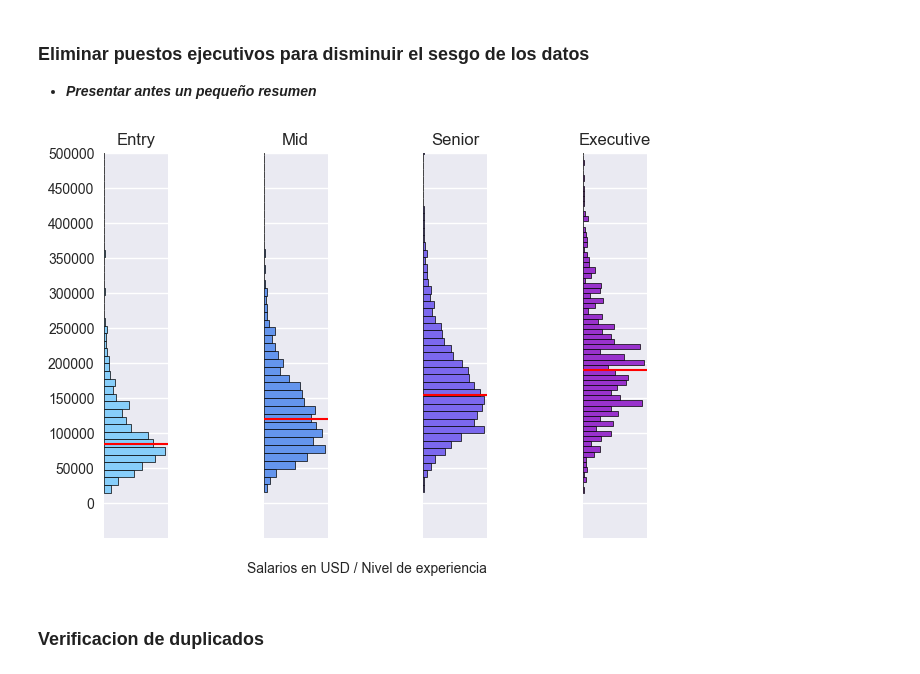
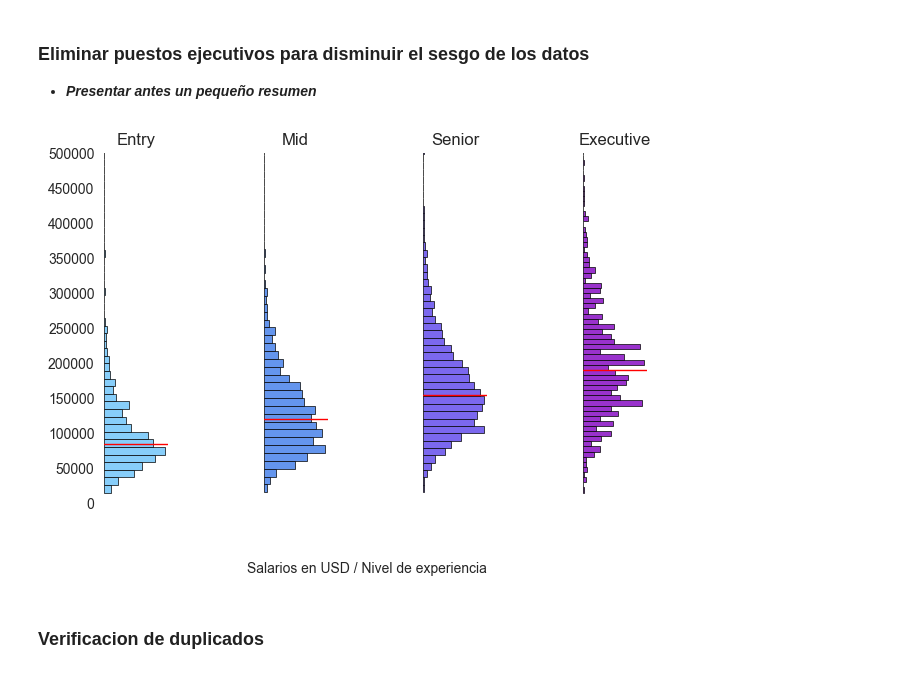
Before and after one commit to danielg9611/EDA_DataScience_2020-2025, a Jupyter notebook: memoria.ipynb, the cells around one changed output. Saved outputs shown, nothing was run; the diff lists cells and outputs as text; code cells hidden in the pictures.

```diff
--- a/memoria.ipynb
+++ b/memoria.ipynb
@@ -56,7 +56,7 @@ from scipy.interpolate import make_interp_spline
 import warnings
 warnings.filterwarnings('ignore')
 # %%
-plt.style.use('seaborn-v0_8')
+plt.style.use('seaborn-v0_8-white')
 # %% [markdown]
 ## **DATA UNDERSTANDING**
 # %% [markdown]
@@ -151,38 +164,39 @@ medians = {
 }
 
 
+
 ax[0].hist(x=jobs[jobs['experience_level'] == 'EN']['salary_in_usd'], bins=70, edgecolor='black', color='#87CEFA', orientation='horizontal', linewidth=0.5)
-ax[0].axhline(medians['EN'], color='red', linestyle='-', linewidth=1.5)
+ax[0].axhline(medians['EN'], color='red', linestyle='-', linewidth=1)
 ax[0].set_title('Entry')
 ax[0].set_xticks([])
 
 ax[1].hist(x=jobs[jobs['experience_level'] == 'MI']['salary_in_usd'], bins=70, edgecolor='black', color='#6495ED', orientation='horizontal', linewidth=0.5)
-ax[1].axhline(medians['MI'], color='red', linestyle='-', linewidth=1.5)
+ax[1].axhline(medians['MI'], color='red', linestyle='-', linewidth=1)
 ax[1].set_title('Mid')
 ax[1].set_xticks([])
 
 ax[2].hist(x=jobs[jobs['experience_level'] == 'SE']['salary_in_usd'], bins=70, edgecolor='black', color='#7B68EE', orientation='horizontal', linewidth=0.5)
-ax[2].axhline(medians['SE'], color='red', linestyle='-', linewidth=1.5)
+ax[2].axhline(medians['SE'], color='red', linestyle='-', linewidth=1)
 ax[2].set_title('Senior')
 ax[2].set_xticks([])
 
 ax[3].hist(x=jobs[jobs['experience_level'] == 'EX']['salary_in_usd'], bins=70, edgecolor='black', color='#9932CC', orientation='horizontal', linewidth=0.5)
-ax[3].axhline(medians['EX'], color='red', linestyle='-', linewidth=1.5)
+ax[3].axhline(medians['EX'], color='red', linestyle='-', linewidth=1)
 ax[3].set_title('Executive')
 ax[3].set_xticks([])
 
 ax[0].set_yticks(np.arange(0,500001,50000))
 ax[0].set_ylim(-50000, 500000)
 
 [spine.set_visible(False) for ax in ax.ravel() for spine in ax.spines.values()]
 
 plt.subplots_adjust(wspace=1.5)
 
 fig.text(0.5, 0.04, 'Salarios en USD / Nivel de experiencia', ha='center', fontsize=10)  # X-axis label
 
 plt.show()
 # %% [output]
-[figure, old version]
+[figure, new version]
 # %%
 jobs = jobs[jobs['experience_level'] != 'EX']
 # %% [markdown]
```
Also changed, not shown: parts of 18 cells of this notebook, 6 other files.
